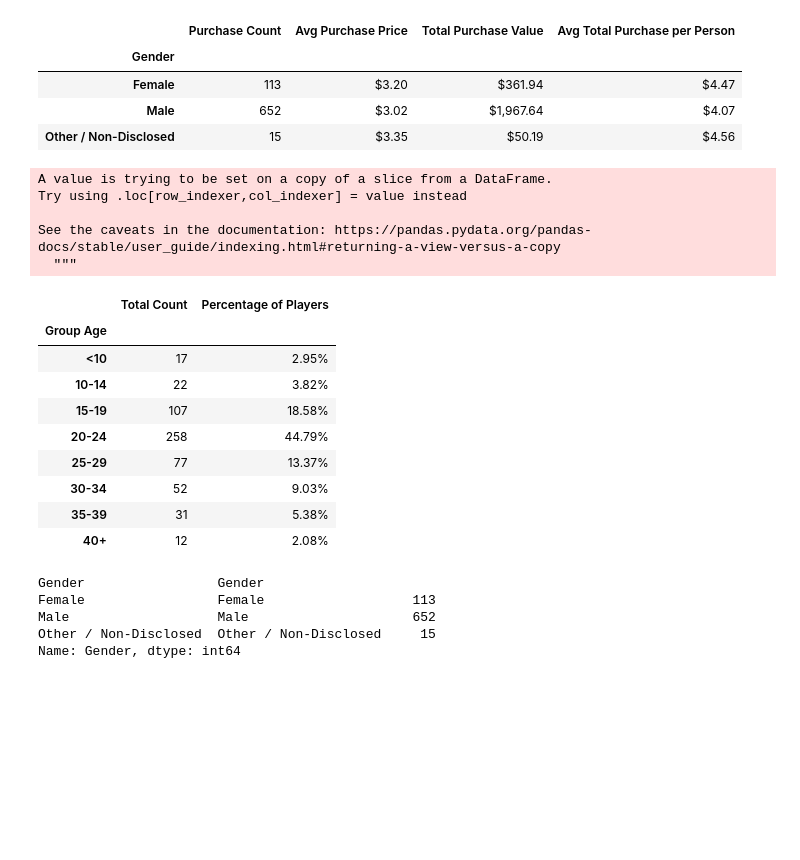
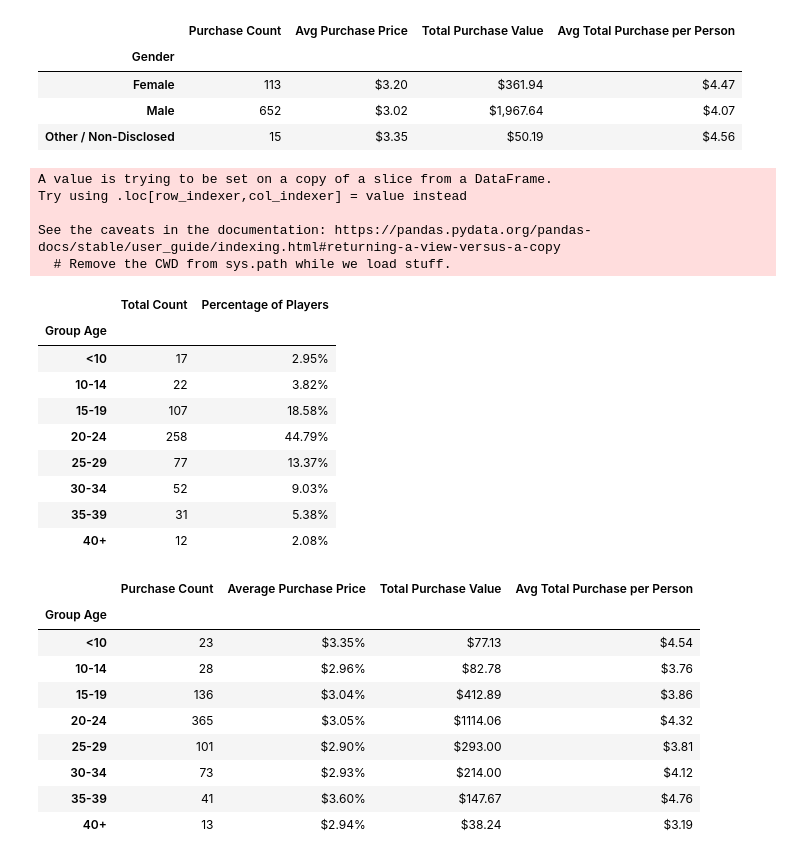
Before and after one commit to robertodiazbriones/pandas-challange, a Jupyter notebook: HeroesOfPymoli/Heroes Of Pymoli.ipynb, the cells around one changed output. Cells and saved outputs as stored; diff of their text form; code cells hidden in the pictures; blank space fills up the shorter version.

```diff
--- a/HeroesOfPymoli/Heroes Of Pymoli.ipynb
+++ b/HeroesOfPymoli/Heroes Of Pymoli.ipynb
@@ -152,22 +152,23 @@ HoP_modified2_df=HoP_modified_df
 #Create a new column and categorize the players
 HoP_modified2_df["Group Age"]=pd.cut(HoP_modified2_df["Age"], bins, labels=group_names)
 
-#Group by Age and populate total Count column
-Age_Demog_df=HoP_modified2_df.groupby("Group Age").size().reset_index(name='Total Count')
+#Group by Age and populate total Count column with .agg and rename
+Age_Demog_df=(HoP_modified2_df.groupby("Group Age")
+            .agg({'Age':'count'})
+            .rename(columns={'Age':'Total Count'}))
 
 #Get Percentage of Players with Players_count variable got it before
 Age_Demog_df["Percentage of Players"]=Age_Demog_df["Total Count"]*100/Players_count
 
 #Format data
 Age_Demog_df["Percentage of Players"]=Age_Demog_df["Percentage of Players"].astype(float).map("{:.2f}%".format)
-Age_Demog_df=Age_Demog_df.groupby("Group Age")
-Age_Demog_df.max()
+Age_Demog_df
 # %% [output]
 A value is trying to be set on a copy of a slice from a DataFrame.
 Try using .loc[row_indexer,col_indexer] = value instead
 
 See the caveats in the documentation: https://pandas.pydata.org/pandas-docs/stable/user_guide/indexing.html#returning-a-view-versus-a-copy
-  """
+  # Remove the CWD from sys.path while we load stuff.
 |  | Total Count | Percentage of Players |
 | Group Age |  |  |
 | <10 | 17 | 2.95% |
@@ -178,11 +179,40 @@ See the caveats in the documentation: https://pandas.pydata.org/pandas-docs/stab
 | 30-34 | 52 | 9.03% |
 | 35-39 | 31 | 5.38% |
 | 40+ | 12 | 2.08% |
-# %%
-HoP_df["Gender"].value_counts()
-# %% [output]
-Gender                 Gender
-Female                 Female                   113
-Male                   Male                     652
-Other / Non-Disclosed  Other / Non-Disclosed     15
-Name: Gender, dtype: int64
+# %%
+#Create bins
+bins=[0,9.9,14.9,19.9,24.9,29.9,34.9,39.9,100]
+#Create group names
+group_names=["<10","10-14","15-19","20-24","25-29","30-34","35-39","40+"]
+
+#create a new data frame
+HoP_modified3_df=HoP_df
+
+#Create a new column and categorize the players
+HoP_modified3_df["Group Age"]=pd.cut(HoP_modified3_df["Age"], bins, labels=group_names)
+
+#Create a new column with same values than price to get average
+HoP_modified3_df["Avg"]=HoP_modified3_df["Price"]
+
+#Group by Age and populate data with .agg and rename
+Age_Pur_df=(HoP_modified3_df.groupby("Group Age")
+            .agg({'Age':'count','Avg':'mean','Price':'sum'})
+            .rename(columns={'Age':'Purchase Count', 'Avg':'Average Purchase Price','Price':'Total Purchase Value'}))
+
+#Format data
+Age_Pur_df['Avg Total Purchase per Person']=Age_Pur_df['Total Purchase Value']/Age_Demog_df["Total Count"]
+Age_Pur_df['Average Purchase Price']=Age_Pur_df['Average Purchase Price'].astype(float).map("${:.2f}%".format)
+Age_Pur_df['Total Purchase Value']=Age_Pur_df['Total Purchase Value'].astype(float).map("${:.2f}".format)
+Age_Pur_df['Avg Total Purchase per Person']=Age_Pur_df['Avg Total Purchase per Person'].astype(float).map("${:.2f}".format)
+Age_Pur_df
+# %% [output]
+|  | Purchase Count | Average Purchase Price | Total Purchase Value | Avg Total Purchase per Person |
+| Group Age |  |  |  |  |
+| <10 | 23 | $3.35% | $77.13 | $4.54 |
+| 10-14 | 28 | $2.96% | $82.78 | $3.76 |
+| 15-19 | 136 | $3.04% | $412.89 | $3.86 |
+| 20-24 | 365 | $3.05% | $1114.06 | $4.32 |
+| 25-29 | 101 | $2.90% | $293.00 | $3.81 |
+| 30-34 | 73 | $2.93% | $214.00 | $4.12 |
+| 35-39 | 41 | $3.60% | $147.67 | $4.76 |
+| 40+ | 13 | $2.94% | $38.24 | $3.19 |
```
